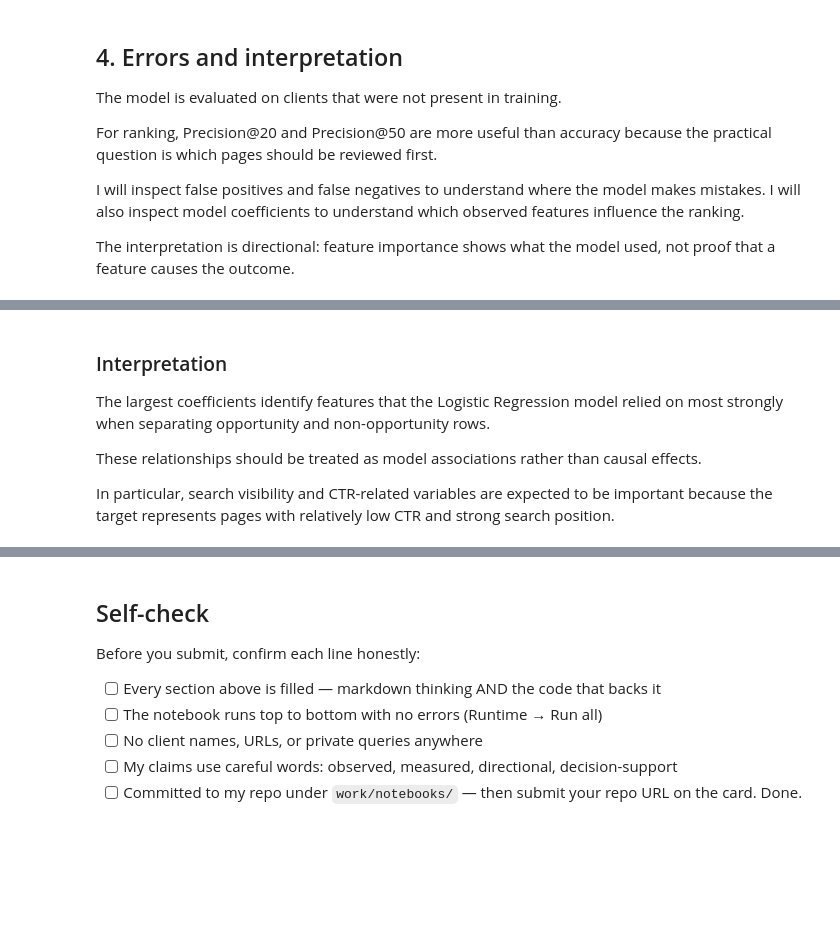
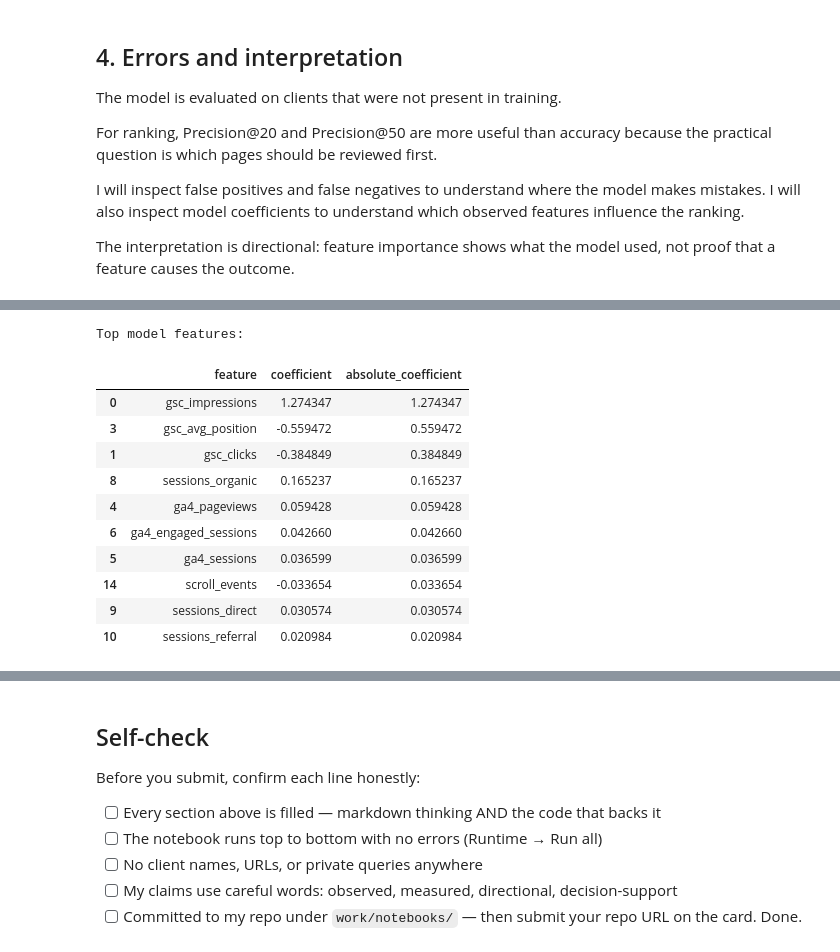
Before and after one commit to SamarBabar02/flyrank-ml-internship, a Jupyter notebook: work/notebooks/w05_model.ipynb, the cells around one changed output, grey strips where cells are left out. Saved outputs shown, nothing was run; the diff lists cells and outputs as text; code cells hidden in the pictures; blank space fills up the shorter version.

```diff
--- a/work/notebooks/w05_model.ipynb
+++ b/work/notebooks/w05_model.ipynb
@@ -420,8 +652,0 @@ display(
-# %% [markdown]
-### Interpretation
-
-The largest coefficients identify features that the Logistic Regression model relied on most strongly when separating opportunity and non-opportunity rows.
-
-These relationships should be treated as model associations rather than causal effects.
-
-In particular, search visibility and CTR-related variables are expected to be important because the target represents pages with relatively low CTR and strong search position.
@@ -453,0 +653,32 @@ display(
+# %%
+model = logistic_model.named_steps["model"]
+
+coefficients = pd.DataFrame({
+    "feature": feature_cols,
+    "coefficient": model.coef_[0]
+})
+
+coefficients["absolute_coefficient"] = (
+    coefficients["coefficient"].abs()
+)
+
+coefficients = coefficients.sort_values(
+    "absolute_coefficient",
+    ascending=False
+)
+
+print("Top model features:")
+display(coefficients.head(10))
+# %% [output]
+Top model features:
+|  | feature | coefficient | absolute_coefficient |
+| 0 | gsc_impressions | 1.274347 | 1.274347 |
+| 3 | gsc_avg_position | -0.559472 | 0.559472 |
+| 1 | gsc_clicks | -0.384849 | 0.384849 |
+| 8 | sessions_organic | 0.165237 | 0.165237 |
+| 4 | ga4_pageviews | 0.059428 | 0.059428 |
+| 6 | ga4_engaged_sessions | 0.042660 | 0.042660 |
+| 5 | ga4_sessions | 0.036599 | 0.036599 |
+| 14 | scroll_events | -0.033654 | 0.033654 |
+| 9 | sessions_direct | 0.030574 | 0.030574 |
+| 10 | sessions_referral | 0.020984 | 0.020984 |
```
Also changed, not shown: parts of 25 cells of this notebook.
